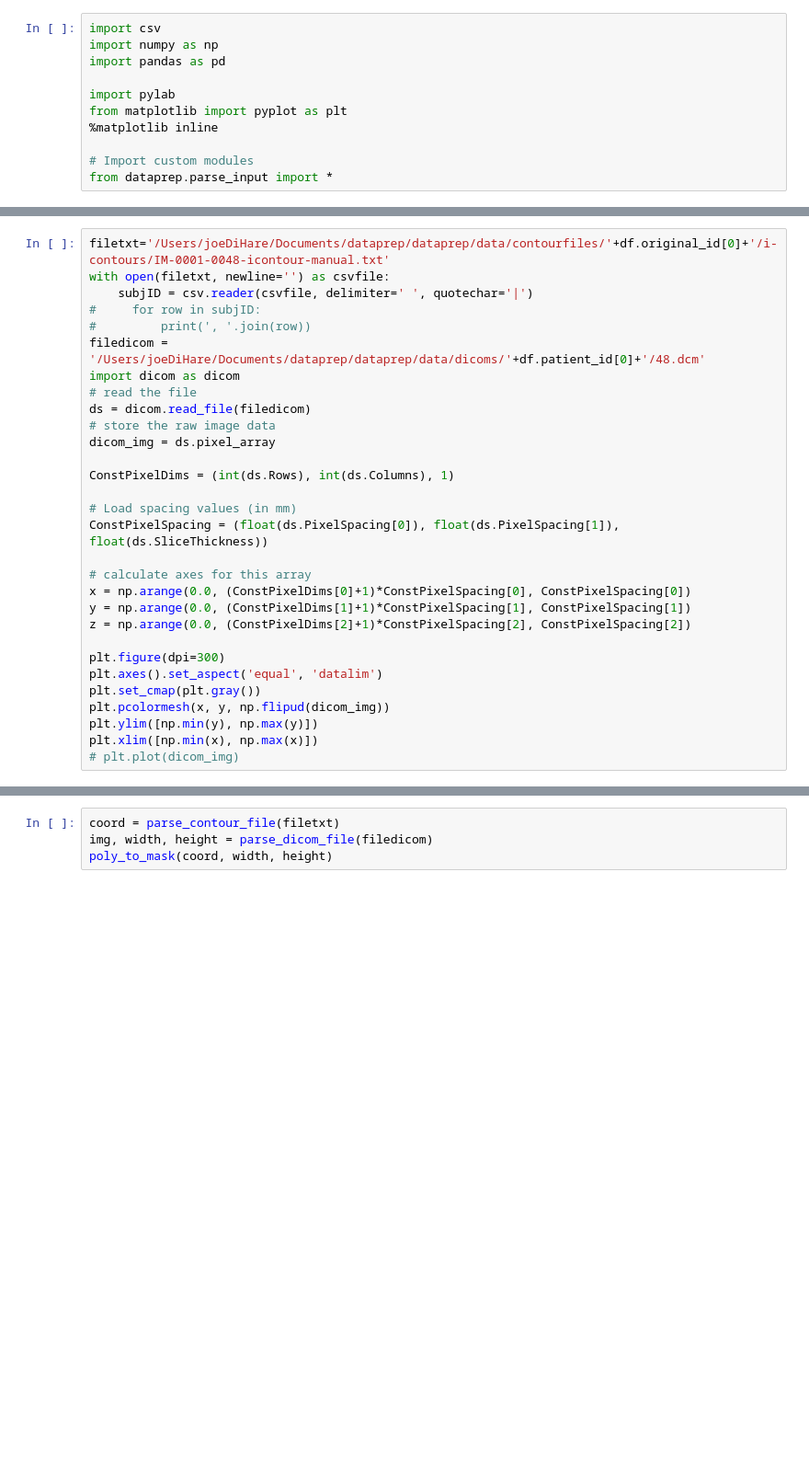
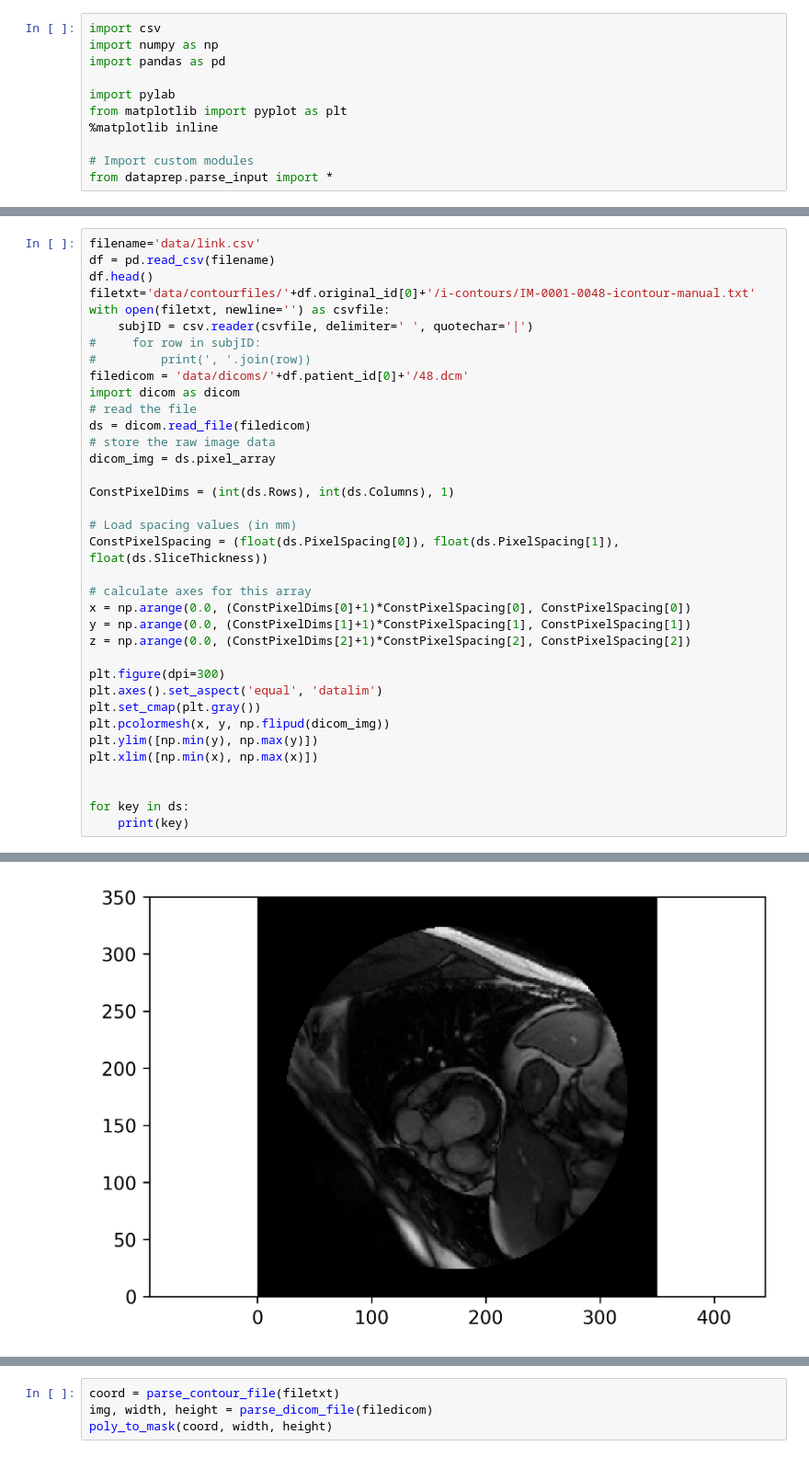
Before and after one commit to joeDiHare/dataprep, a Jupyter notebook: Analysis.ipynb, the cells around one changed output, grey strips where cells are left out. Shown: that part at 92% size. Cells and saved outputs as stored; diff of their text form; blank space fills up the shorter version.

```diff
--- a/Analysis.ipynb
+++ b/Analysis.ipynb
@@ -37,10 +17,13 @@ df.head()
 # %%
-filetxt='/Users/joeDiHare/Documents/dataprep/dataprep/data/contourfiles/'+df.original_id[0]+'/i-contours/IM-0001-0048-icontour-manual.txt'
+filename='data/link.csv'
+df = pd.read_csv(filename)
+df.head()
+filetxt='data/contourfiles/'+df.original_id[0]+'/i-contours/IM-0001-0048-icontour-manual.txt'
 with open(filetxt, newline='') as csvfile:
     subjID = csv.reader(csvfile, delimiter=' ', quotechar='|')
 #     for row in subjID:
 #         print(', '.join(row))
-filedicom = '/Users/joeDiHare/Documents/dataprep/dataprep/data/dicoms/'+df.patient_id[0]+'/48.dcm'
+filedicom = 'data/dicoms/'+df.patient_id[0]+'/48.dcm'
 import dicom as dicom
 # read the file
 ds = dicom.read_file(filedicom)
@@ -63,4 +46,8 @@ plt.set_cmap(plt.gray())
 plt.pcolormesh(x, y, np.flipud(dicom_img))
 plt.ylim([np.min(y), np.max(y)])
 plt.xlim([np.min(x), np.max(x)])
-# plt.plot(dicom_img)
+
+
+for key in ds:
+    print(key)
+# %% [output]
@@ -66,0 +71 @@ plt.xlim([np.min(x), np.max(x)])
+[figure, added]
```
Also changed, not shown: parts of 13 cells of this notebook, 3 other files.
